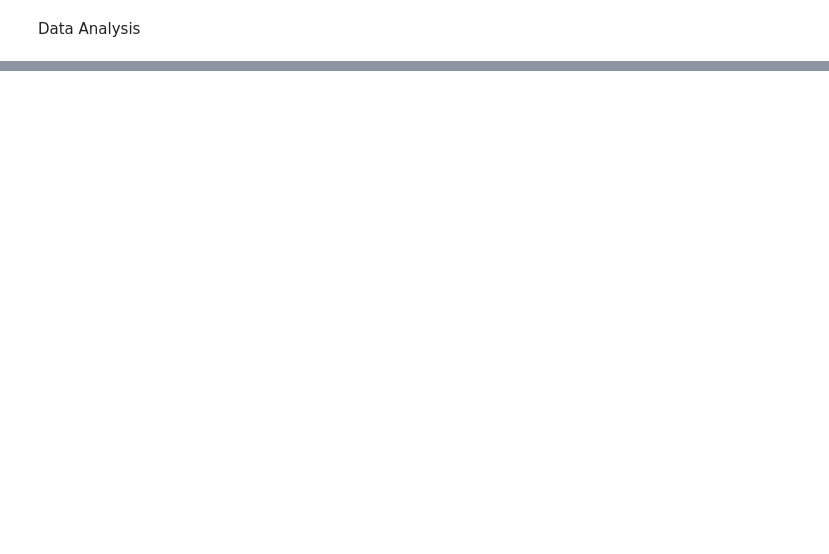
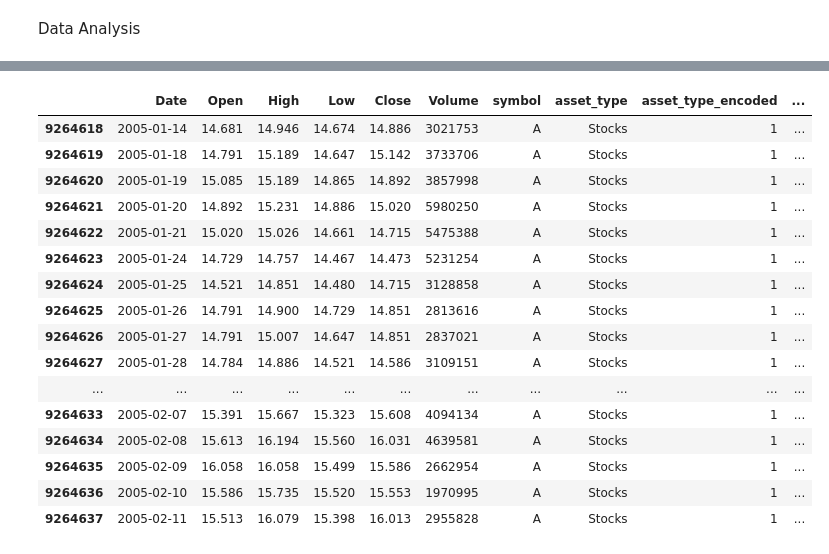
Before and after one commit to Bomb-omb/ML-Stock-Market-Prediction, a Jupyter notebook: Applications/Huge Stock Market Analysis.ipynb, the cells around one changed output, grey strips where cells are left out. Drawn from its saved outputs; the diff is of its cells as text; code cells hidden in the pictures; blank space fills up the shorter version.

Commit message:
new feature engineering models

```diff
--- a/Applications/Huge Stock Market Analysis.ipynb
+++ b/Applications/Huge Stock Market Analysis.ipynb
@@ -199,0 +200,41 @@ plt.show()
+# %%
+# We further clean the data by removing all data before 2005
+df = df[df['Date'].dt.year >= 2005]
+
+# Sort the data by symbol and then chronologically so that we can prepare it for feature engineering
+df = df.sort_values(by=['symbol', 'Date'])
+
+# Moving average for momentum detection: Rising moving averages generally indicate positive momentum, suggesting the stock is more likely to go up.
+df['MA_5'] = df.groupby('symbol')['Close'].transform(lambda x: x.rolling(window=5).mean())
+df['MA_10'] = df.groupby('symbol')['Close'].transform(lambda x: x.rolling(window=10).mean())
+
+# Volatility for price fluctuation: A spike in volatility might signal that the stock is about to move significantly, helping the model predict a potential upward or downward move.
+df['Volatility'] = (df['High'] - df['Low']) / df['Low'] * 100
+
+# Volume as a Confirmation Signal: Rising volume often accompanies a price move -> increasing volume (strong buyer interest signal price increase), lower volume (less interest, lead to price drops)
+df['Volume_MA_5'] = df.groupby('symbol')['Volume'].transform(lambda x: x.rolling(window=5).mean())
+
+
+# Drop rows with missing values
+df = df.dropna(subset=['MA_5', 'MA_10'])
+
+
+df.head(20)
+# %% [output]
+|  | Date | Open | High | Low | Close | Volume | symbol | asset_type | asset_type_encoded | ... |
+| 9264618 | 2005-01-14 | 14.681 | 14.946 | 14.674 | 14.886 | 3021753 | A | Stocks | 1 | ... |
+| 9264619 | 2005-01-18 | 14.791 | 15.189 | 14.647 | 15.142 | 3733706 | A | Stocks | 1 | ... |
+| 9264620 | 2005-01-19 | 15.085 | 15.189 | 14.865 | 14.892 | 3857998 | A | Stocks | 1 | ... |
+| 9264621 | 2005-01-20 | 14.892 | 15.231 | 14.886 | 15.020 | 5980250 | A | Stocks | 1 | ... |
+| 9264622 | 2005-01-21 | 15.020 | 15.026 | 14.661 | 14.715 | 5475388 | A | Stocks | 1 | ... |
+| 9264623 | 2005-01-24 | 14.729 | 14.757 | 14.467 | 14.473 | 5231254 | A | Stocks | 1 | ... |
+| 9264624 | 2005-01-25 | 14.521 | 14.851 | 14.480 | 14.715 | 3128858 | A | Stocks | 1 | ... |
+| 9264625 | 2005-01-26 | 14.791 | 14.900 | 14.729 | 14.851 | 2813616 | A | Stocks | 1 | ... |
+| 9264626 | 2005-01-27 | 14.791 | 15.007 | 14.647 | 14.851 | 2837021 | A | Stocks | 1 | ... |
+| 9264627 | 2005-01-28 | 14.784 | 14.886 | 14.521 | 14.586 | 3109151 | A | Stocks | 1 | ... |
+| ... | ... | ... | ... | ... | ... | ... | ... | ... | ... | ... |
+| 9264633 | 2005-02-07 | 15.391 | 15.667 | 15.323 | 15.608 | 4094134 | A | Stocks | 1 | ... |
+| 9264634 | 2005-02-08 | 15.613 | 16.194 | 15.560 | 16.031 | 4639581 | A | Stocks | 1 | ... |
+| 9264635 | 2005-02-09 | 16.058 | 16.058 | 15.499 | 15.586 | 2662954 | A | Stocks | 1 | ... |
+| 9264636 | 2005-02-10 | 15.586 | 15.735 | 15.520 | 15.553 | 1970995 | A | Stocks | 1 | ... |
+| 9264637 | 2005-02-11 | 15.513 | 16.079 | 15.398 | 16.013 | 2955828 | A | Stocks | 1 | ... |
```
Also changed, not shown: parts of 23 cells of this notebook, 1 other file.
